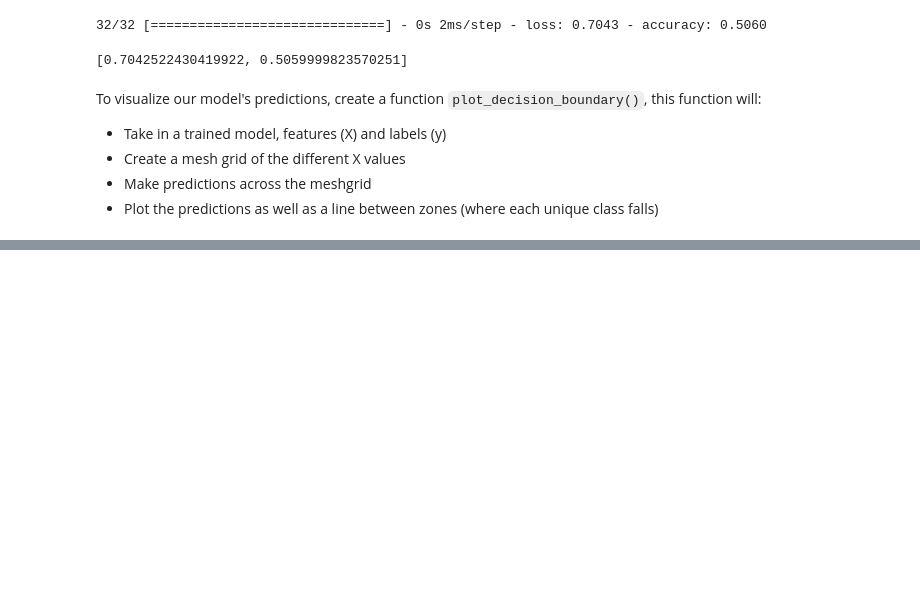
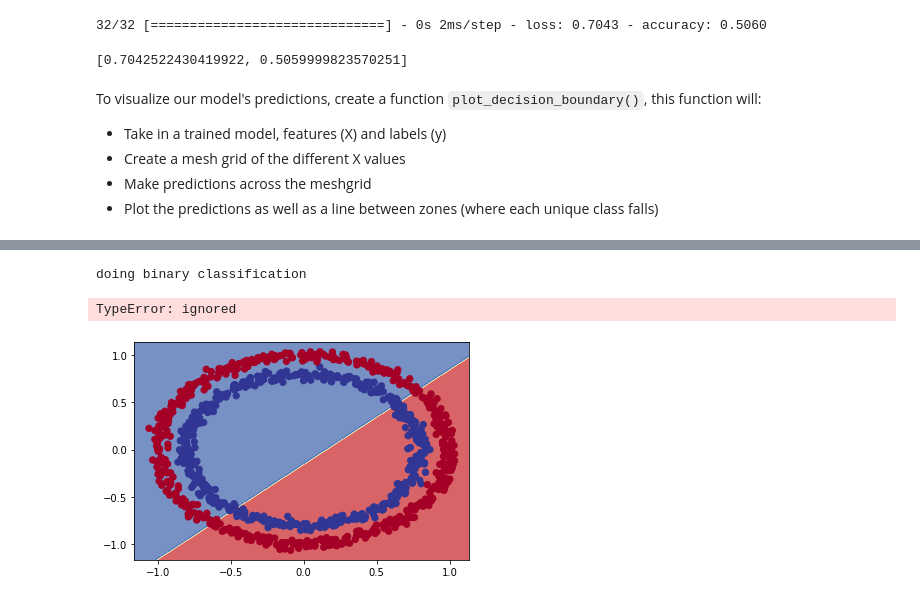
Before and after one commit to pratikktiwari/Deep-Learning, a Jupyter notebook: 02_Neural_Network_Classification.ipynb, the cells around one changed output, grey strips where cells are left out. Cells and saved outputs as stored; diff of their text form; code cells hidden in the pictures; blank space fills up the shorter version.

Commit message:
Binary classification

```diff
--- a/02_Neural_Network_Classification.ipynb
+++ b/02_Neural_Network_Classification.ipynb
@@ -242,6 +262,13 @@ def plot_decision_boundary(model, X, y):
   plt.scatter(X[:, 0], X[:, 1], c=y, s=40, cmap=plt.cm.RdYlBu)
   plt.xlim(xx.min(), xx.max())
   plt.ylim(yy.min, yy.max())
+# %%
+# Check out the predictions our model is making
+plot_decision_boundary(model=model_3, X=X, y=y)
+# %% [output]
+doing binary classification
+TypeError: ignored
+[figure, added]
 # %%
 model_2.summary()
 # %% [output]
```
Also changed, not shown: parts of 21 cells of this notebook.
